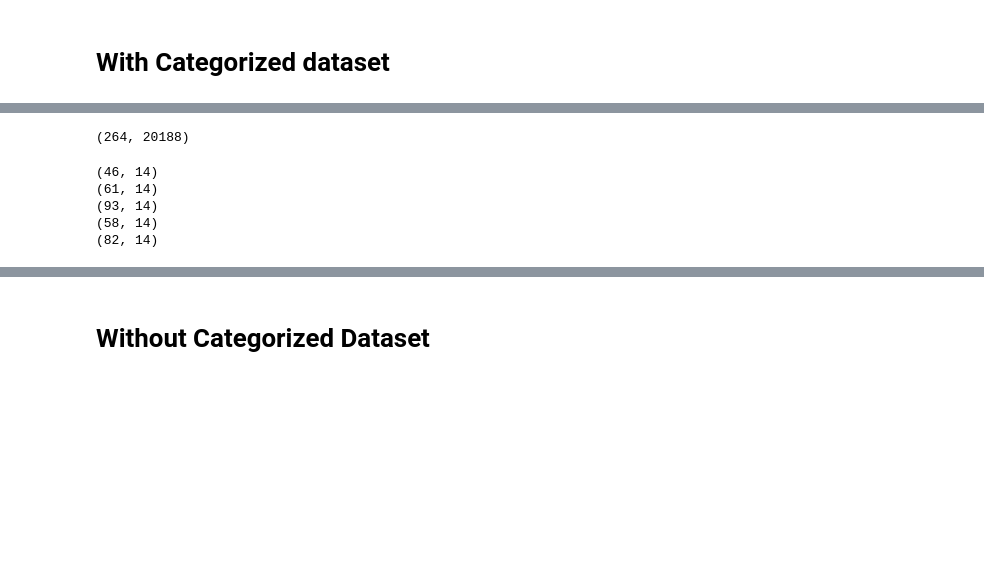
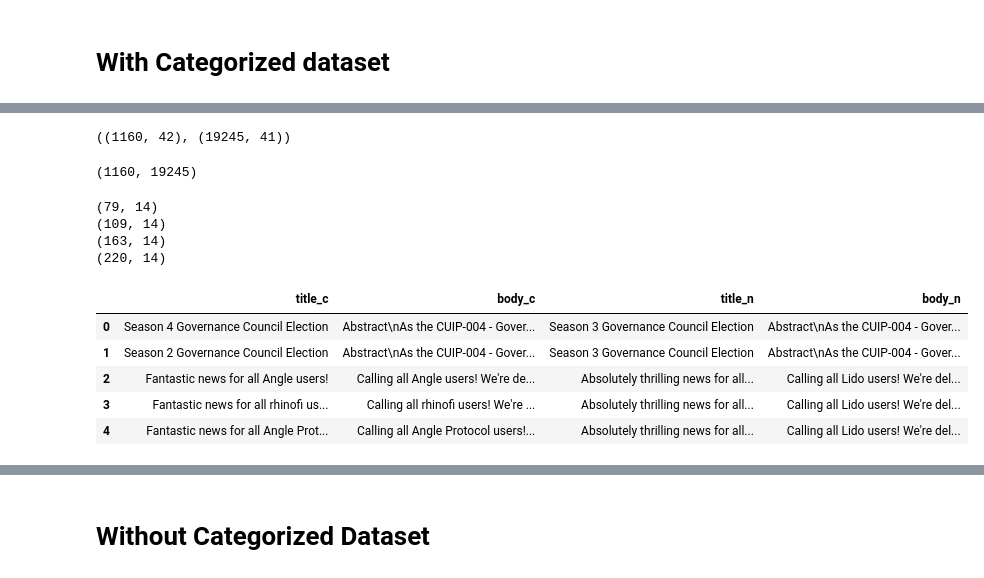
Before and after one commit to snu-digital-finance/dao-proposal, a Jupyter notebook: find_sim.ipynb, the cells around one changed output, grey strips where cells are left out. Cells and saved outputs as stored; diff of their text form; code cells hidden in the pictures; blank space fills up the shorter version.

```diff
--- a/find_sim.ipynb
+++ b/find_sim.ipynb
@@ -144,0 +408,4 @@ df_class.shape, df_not.shape
+# %%
+df_class = df_[df_[class_cols].notnull().any(axis=1)].reset_index(drop=True).sort_values(by=['body_nlp'])
+df_class["nlp_len"] = df_class["body_nlp"].apply(len)
+df_class[df_class["nlp_len"] < 60][["body_nlp"]].value_counts().sort_values()
@@ -144,0 +426,6 @@ df_class.shape, df_not.shape
+# %%
+df_not = df_[df_[class_cols].isnull().all(axis=1)].reset_index(drop=True).sort_values(by=['body_nlp'])
+
+df_class.shape, df_not.shape
+# %% [output]
+((1160, 42), (19245, 41))
@@ -145,17 +456,15 @@ df_class.shape, df_not.shape
 # %%
-from sklearn.feature_extraction.text import TfidfVectorizer
-from sklearn.metrics.pairwise import cosine_similarity
-
-vectorizer = TfidfVectorizer()
+df_body = pd.concat([df_class["body_nlp"], df_not["body_nlp"]])
 
 X = vectorizer.fit_transform(df_body)
+
 df_class_body = X[:df_class.shape[0]]
 df_not_body = X[df_class.shape[0]:]
 
 cos_mat = cosine_similarity(df_class_body, df_not_body)
 print(cos_mat.shape)
 # %% [output]
-(264, 20188)
+(1160, 19245)
 # %%
 columns = ["similarity", "id_c", "space_id_c", "title_c", "body_c", "link_c", "id_n", "space_id_n", "title_n", "body_n", "link_n"]
 df_columns = ["id", "space_id", "title", "body", "link"]
@@ -199,15 +508,14 @@ def find_similar(threshold: int, threshold_upper: int=2, doPrint: bool = False):
             result.append(temp.copy())
     return pd.DataFrame(result)
 # %%
-panel = [2, 1, 0.9, 0.8, 0.7, 0.6] # 0.6은 별로
+panel = [2, 1, 0.9, 0.8, 0.75] # 0.6은 별로
 df_panel = {}
 for i in range(len(panel)-1):
     result = find_similar(threshold=panel[i+1], threshold_upper=panel[i])
     df_panel[f"over{panel[i+1]}"] = result
     print(result.shape)
 # %% [output]
-(46, 14)
-(61, 14)
-(93, 14)
-(58, 14)
-(82, 14)
+(79, 14)
+(109, 14)
+(163, 14)
+(220, 14)
@@ -221,3 +522,12 @@ for i in range(len(panel)-1):
+# %%
+df_panel["over1"][["title_c", "body_c", "title_n", "body_n"]].head()
+# %% [output]
+|  | title_c | body_c | title_n | body_n |
+| 0 | Season 4 Governance Council Election | Abstract\nAs the CUIP-004 - Gover... | Season 3 Governance Council Election | Abstract\nAs the CUIP-004 - Gover... |
+| 1 | Season 2 Governance Council Election | Abstract\nAs the CUIP-004 - Gover... | Season 3 Governance Council Election | Abstract\nAs the CUIP-004 - Gover... |
+| 2 | Fantastic news for all Angle users! | Calling all Angle users! We're de... | Absolutely thrilling news for all... | Calling all Lido users! We're del... |
+| 3 | Fantastic news for all rhinofi us... | Calling all rhinofi users! We're ... | Absolutely thrilling news for all... | Calling all Lido users! We're del... |
+| 4 | Fantastic news for all Angle Prot... | Calling all Angle Protocol users!... | Absolutely thrilling news for all... | Calling all Lido users! We're del... |
 # %%
 output_file = 'similar_categorized_filtered.xlsx'
 
```
Also changed, not shown: parts of 48 cells of this notebook, 8 other files.
